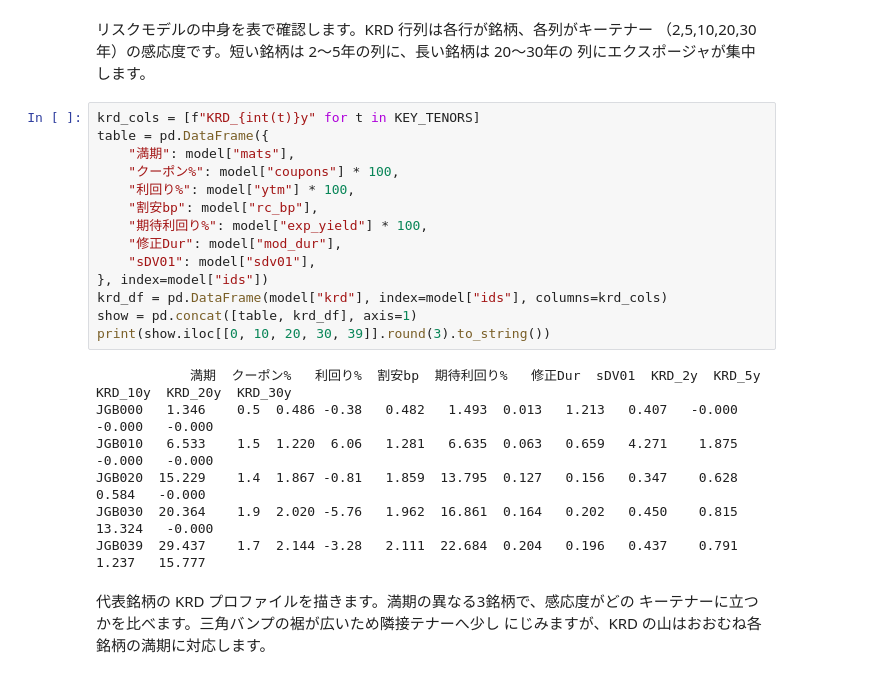
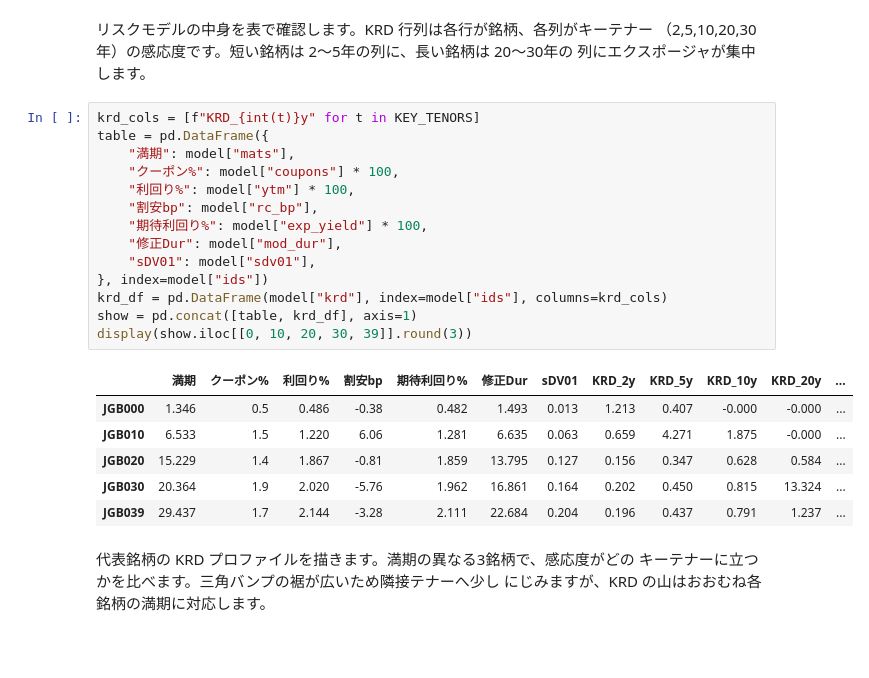
Before and after one commit to kojikojikojikoji/bond-quant-tutorials, a Jupyter notebook: notebooks/S10_ポートフォリオ/nb_1003_債券ポートフォリオ最適化.ipynb, the cells around one changed output. Saved outputs shown, nothing was run; the diff lists cells and outputs as text; blank space fills up the shorter version.

```diff
--- a/notebooks/S10_ポートフォリオ/nb_1003_債券ポートフォリオ最適化.ipynb
+++ b/notebooks/S10_ポートフォリオ/nb_1003_債券ポートフォリオ最適化.ipynb
@@ -365,24 +365,24 @@ findfont: Font family 'Meiryo' not found.
 # %%
 krd_cols = [f"KRD_{int(t)}y" for t in KEY_TENORS]
 table = pd.DataFrame({
     "満期": model["mats"],
     "クーポン%": model["coupons"] * 100,
     "利回り%": model["ytm"] * 100,
     "割安bp": model["rc_bp"],
     "期待利回り%": model["exp_yield"] * 100,
     "修正Dur": model["mod_dur"],
     "sDV01": model["sdv01"],
 }, index=model["ids"])
 krd_df = pd.DataFrame(model["krd"], index=model["ids"], columns=krd_cols)
 show = pd.concat([table, krd_df], axis=1)
-print(show.iloc[[0, 10, 20, 30, 39]].round(3).to_string())
+display(show.iloc[[0, 10, 20, 30, 39]].round(3))
 # %% [output]
-            満期  クーポン%   利回り%  割安bp  期待利回り%   修正Dur  sDV01  KRD_2y  KRD_5y  KRD_10y  KRD_20y  KRD_30y
-JGB000   1.346    0.5  0.486 -0.38   0.482   1.493  0.013   1.213   0.407   -0.000   -0.000   -0.000
-JGB010   6.533    1.5  1.220  6.06   1.281   6.635  0.063   0.659   4.271    1.875   -0.000   -0.000
-JGB020  15.229    1.4  1.867 -0.81   1.859  13.795  0.127   0.156   0.347    0.628    0.584   -0.000
-JGB030  20.364    1.9  2.020 -5.76   1.962  16.861  0.164   0.202   0.450    0.815   13.324   -0.000
-JGB039  29.437    1.7  2.144 -3.28   2.111  22.684  0.204   0.196   0.437    0.791    1.237   15.777
+|  | 満期 | クーポン% | 利回り% | 割安bp | 期待利回り% | 修正Dur | sDV01 | KRD_2y | KRD_5y | KRD_10y | KRD_20y | ... |
+| JGB000 | 1.346 | 0.5 | 0.486 | -0.38 | 0.482 | 1.493 | 0.013 | 1.213 | 0.407 | -0.000 | -0.000 | ... |
+| JGB010 | 6.533 | 1.5 | 1.220 | 6.06 | 1.281 | 6.635 | 0.063 | 0.659 | 4.271 | 1.875 | -0.000 | ... |
+| JGB020 | 15.229 | 1.4 | 1.867 | -0.81 | 1.859 | 13.795 | 0.127 | 0.156 | 0.347 | 0.628 | 0.584 | ... |
+| JGB030 | 20.364 | 1.9 | 2.020 | -5.76 | 1.962 | 16.861 | 0.164 | 0.202 | 0.450 | 0.815 | 13.324 | ... |
+| JGB039 | 29.437 | 1.7 | 2.144 | -3.28 | 2.111 | 22.684 | 0.204 | 0.196 | 0.437 | 0.791 | 1.237 | ... |
 # %% [markdown]
 代表銘柄の KRD プロファイルを描きます。満期の異なる3銘柄で、感応度がどの
 キーテナーに立つかを比べます。三角バンプの裾が広いため隣接テナーへ少し
```
Also changed, not shown: parts of 2 cells of this notebook, 57 other files.
